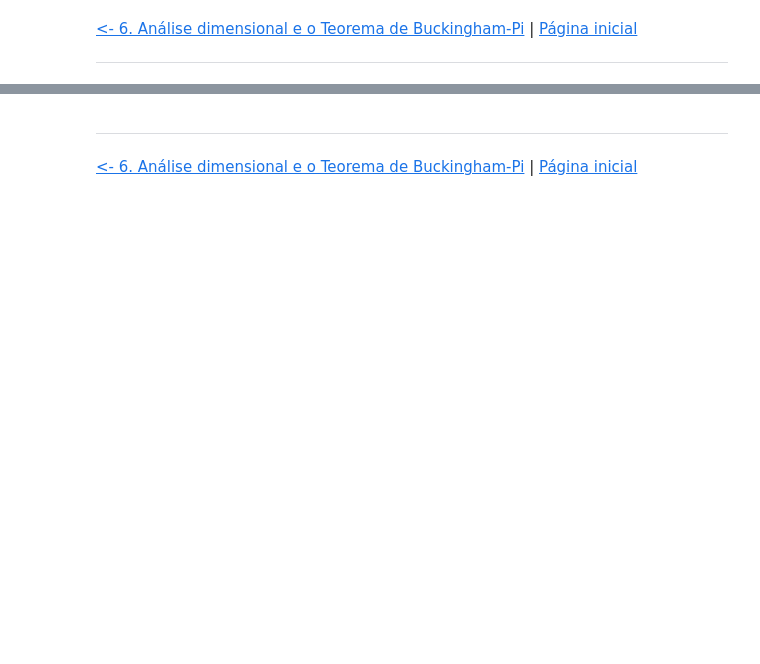
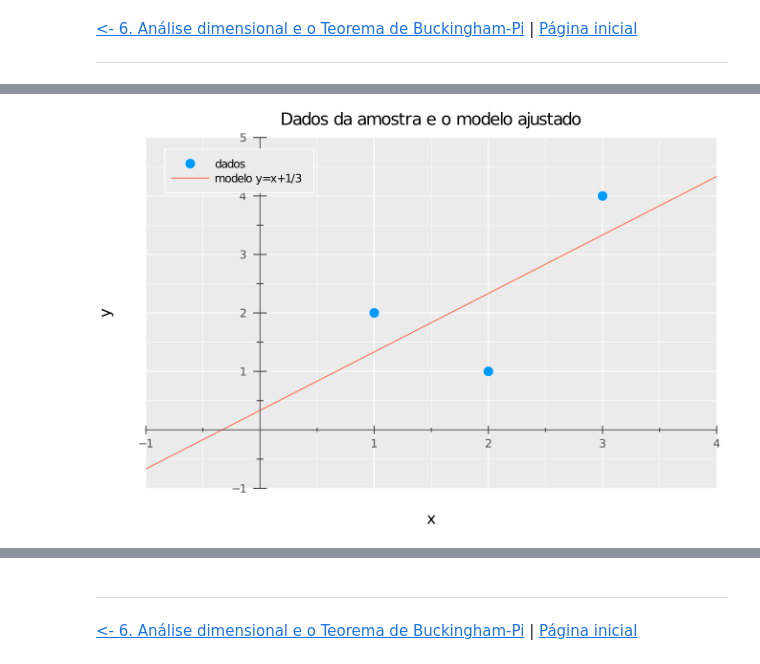
Before and after one commit to rmsrosa/modelagem_matematica, a Jupyter notebook: notas_de_aula/07.00-Minimos_quadrados_regressao.ipynb, the cells around one changed output, grey strips where cells are left out. Cells and saved outputs as stored; diff of their text form; code cells hidden in the pictures; blank space fills up the shorter version.

```diff
--- a/notas_de_aula/07.00-Minimos_quadrados_regressao.ipynb
+++ b/notas_de_aula/07.00-Minimos_quadrados_regressao.ipynb
@@ -13,0 +129,4 @@
+# %%
+load(joinpath("img","ajuste_reta_a_tres_pontos.png"))
+# %% [output]
+[figure, added]
```
Also changed, not shown: parts of 29 cells of this notebook, 8 other files.
